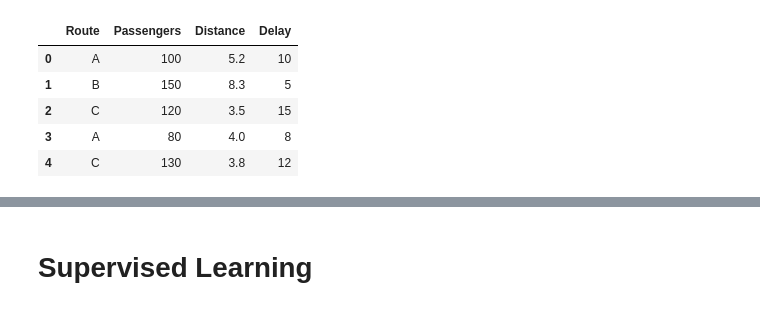
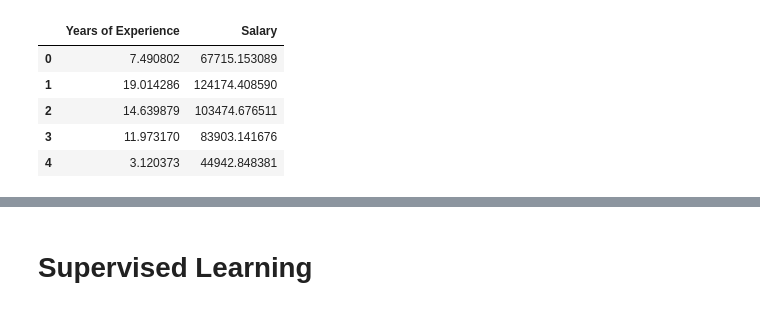
Before and after one commit to lotlouischoitslab/ML_Tutorial_Transportation, a Jupyter notebook: ML_Tutorial_Transportation.ipynb, the cells around one changed output, grey strips where cells are left out. Drawn from its saved outputs; the diff is of its cells as text; code cells hidden in the pictures.

```diff
--- a/ML_Tutorial_Transportation.ipynb
+++ b/ML_Tutorial_Transportation.ipynb
@@ -12,19 +5,30 @@ from hmmlearn import hmm
 # %%
-data = {
-    'Route': ['A', 'B', 'C', 'A', 'C', 'B'],
-    'Passengers': [100, 150, 120, 80, 130, 110],
-    'Distance': [5.2, 8.3, 3.5, 4.0, 3.8, 7.1],
-    'Delay': [10, 5, 15, 8, 12, 6]
-}
+# Setting a random seed for reproducibility
+np.random.seed(42)
 
-transport_df = pd.DataFrame(data)
-transport_df.head()
+# Generating random sample data
+n = 100  # number of data points
+
+years_of_experience = np.random.uniform(0, 20, n)  # random years of experience between 0 and 20 years
+base_salary = 30000  # a base salary
+noise = np.random.normal(0, 3000, n)  # random noise to add some variability
+
+# Hypothetical linear relation for salary based on years of experience
+salary = base_salary + (5000 * years_of_experience) + noise
+
+# Creating the dataframe
+salary_df = pd.DataFrame({
+    'Years of Experience': years_of_experience,
+    'Salary': salary
+})
+
+salary_df.head()
 # %% [output]
-|  | Route | Passengers | Distance | Delay |
-| 0 | A | 100 | 5.2 | 10 |
-| 1 | B | 150 | 8.3 | 5 |
-| 2 | C | 120 | 3.5 | 15 |
-| 3 | A | 80 | 4.0 | 8 |
-| 4 | C | 130 | 3.8 | 12 |
+|  | Years of Experience | Salary |
+| 0 | 7.490802 | 67715.153089 |
+| 1 | 19.014286 | 124174.408590 |
+| 2 | 14.639879 | 103474.676511 |
+| 3 | 11.973170 | 83903.141676 |
+| 4 | 3.120373 | 44942.848381 |
 # %%
 # # Optional
```
Also changed, not shown: parts of 20 cells of this notebook.
